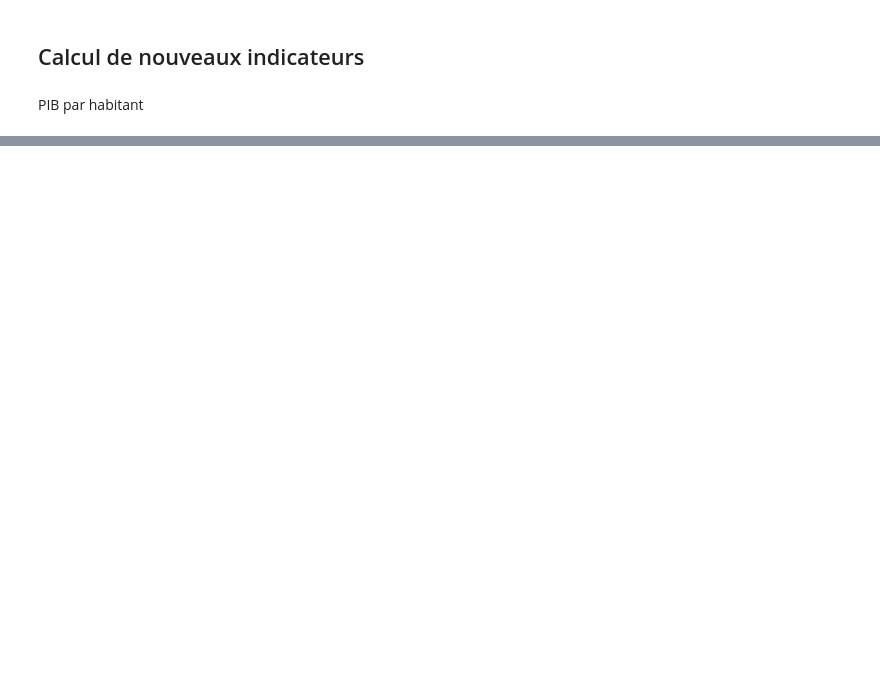
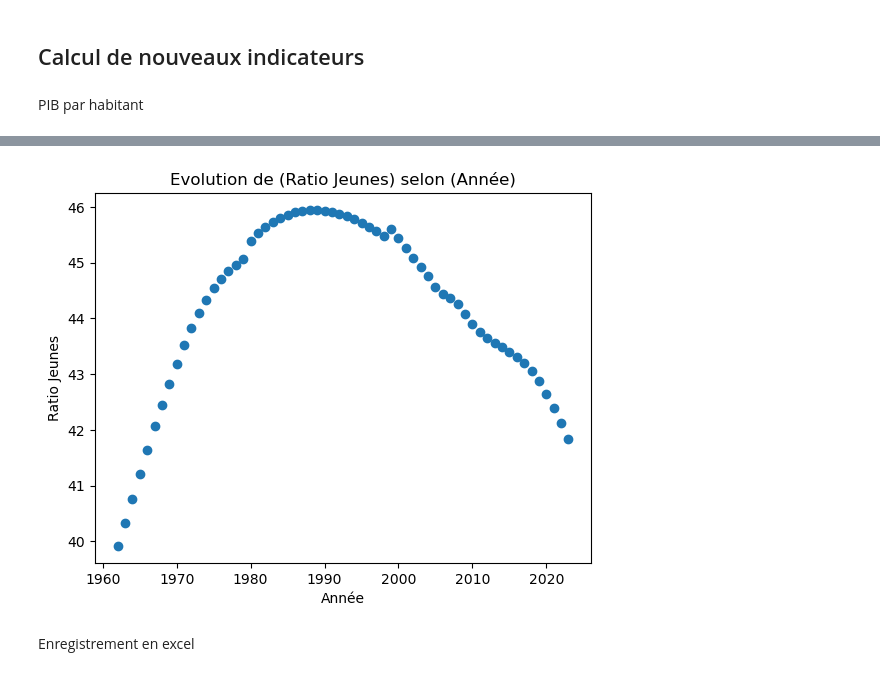
Before and after one commit to FidTCHANDO/ANIP_Challenge1, a Jupyter notebook: Tache_2_Tchando_SikaFidele_Notebook_JJMM.ipynb, the cells around one changed output, grey strips where cells are left out. Drawn from its saved outputs; the diff is of its cells as text; code cells hidden in the pictures; blank space fills up the shorter version.

```diff
--- a/Tache_2_Tchando_SikaFidele_Notebook_JJMM.ipynb
+++ b/Tache_2_Tchando_SikaFidele_Notebook_JJMM.ipynb
@@ -172,6 +213,10 @@ plt.boxplot(x="PIB par hab", data=benin_df)
 # %%
-benin_df["Ratio Jeunes"] = benin_df["Population 0-14"]*100/benin_df[['Population 0-14',
+update_benin_df["Ratio Jeunes"] = update_benin_df["Population 0-14"]*100/update_benin_df[['Population 0-14',
                                                                      'Population 15-59',
                                                                      'Population 60+']].sum(axis=1)
 # %%
-nuage_de_points(x="Année", y="Ratio Jeunes", donnees=benin_df)
+nuage_de_points(x="Année", y="Ratio Jeunes", donnees=update_benin_df)
+# %% [output]
+[figure, added]
+# %% [markdown]
+Enregistrement en excel
```
Also changed, not shown: parts of 8 cells of this notebook, 1 other file.
